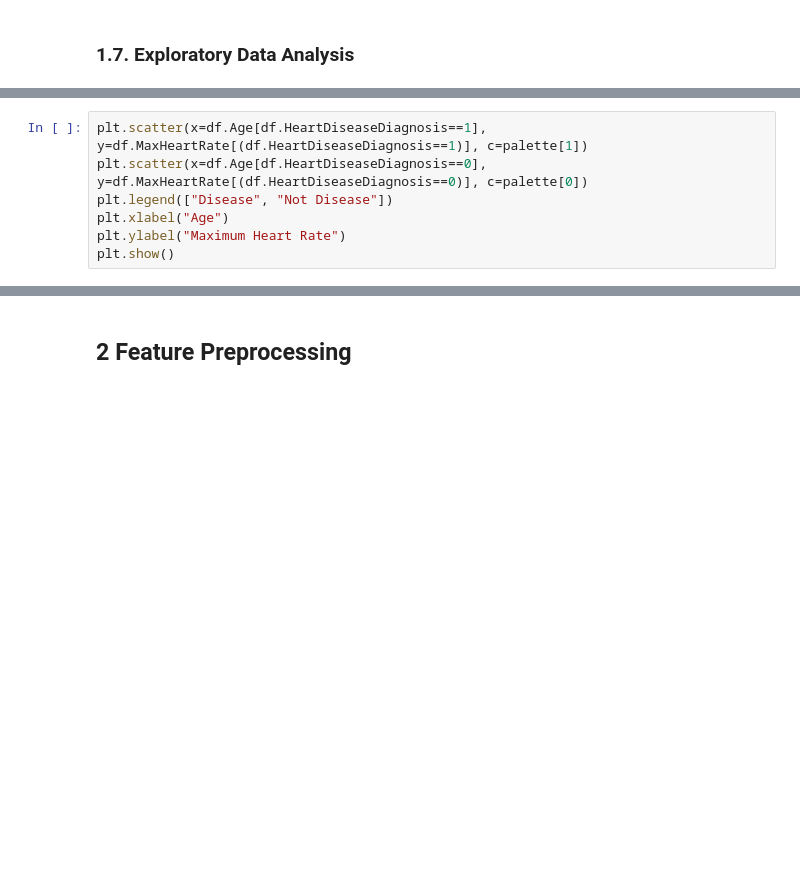
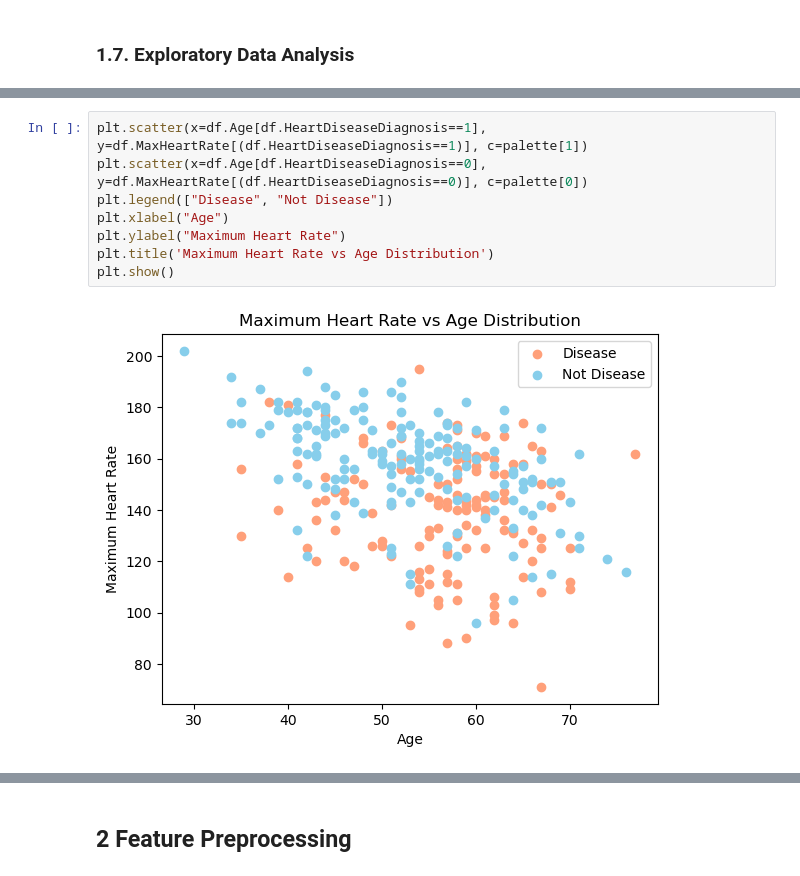
Before and after one commit to andreacorvaglia-unisr/corso-ai-medicina, a Jupyter notebook: heart_disease.ipynb, the cells around one changed output, grey strips where cells are left out. Saved outputs shown, nothing was run; the diff lists cells and outputs as text; blank space fills up the shorter version.

```diff
--- a/heart_disease.ipynb
+++ b/heart_disease.ipynb
@@ -156,7 +214,10 @@ plt.show()
 # %%
 plt.scatter(x=df.Age[df.HeartDiseaseDiagnosis==1], y=df.MaxHeartRate[(df.HeartDiseaseDiagnosis==1)], c=palette[1])
 plt.scatter(x=df.Age[df.HeartDiseaseDiagnosis==0], y=df.MaxHeartRate[(df.HeartDiseaseDiagnosis==0)], c=palette[0])
 plt.legend(["Disease", "Not Disease"])
 plt.xlabel("Age")
 plt.ylabel("Maximum Heart Rate")
+plt.title('Maximum Heart Rate vs Age Distribution')
 plt.show()
+# %% [output]
+[figure, added]
```
Also changed, not shown: parts of 41 cells of this notebook.
